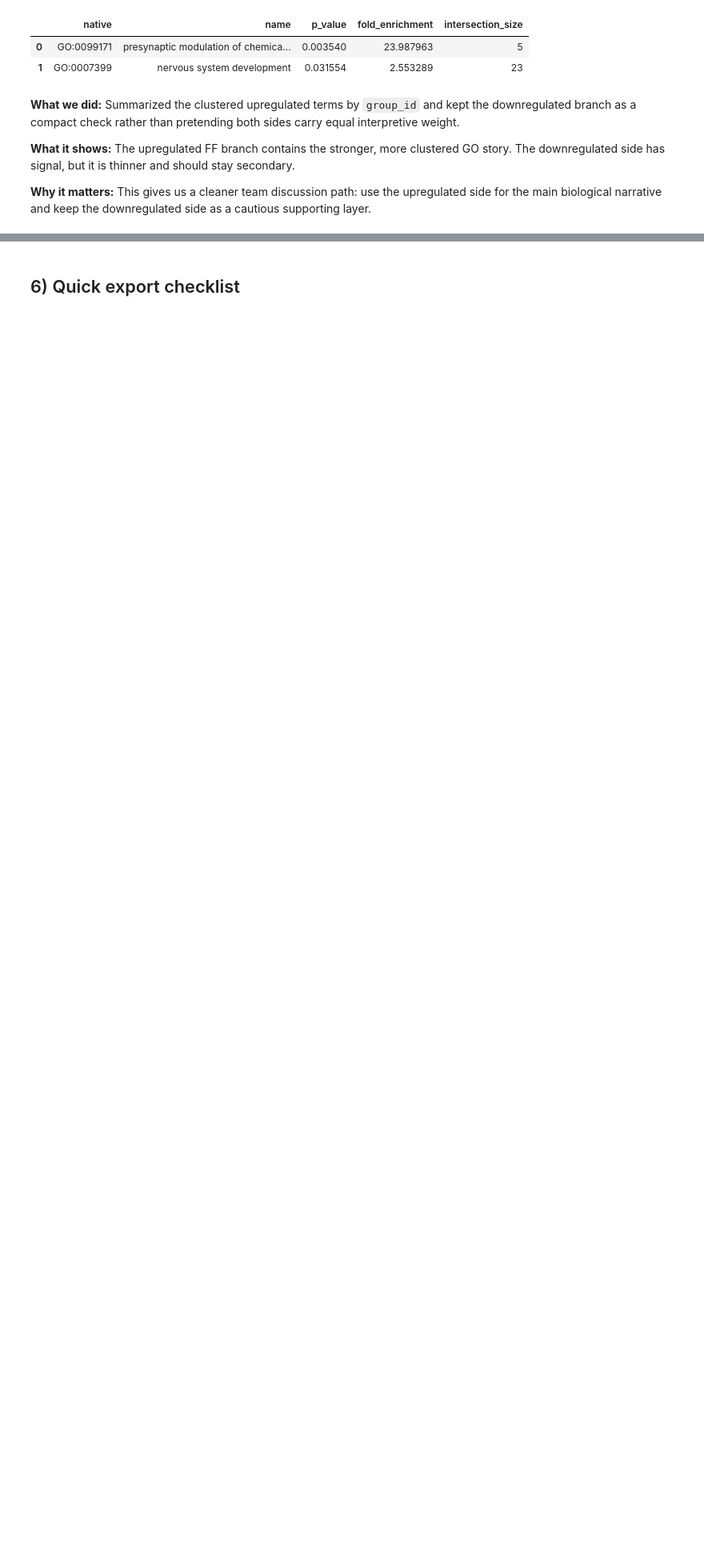
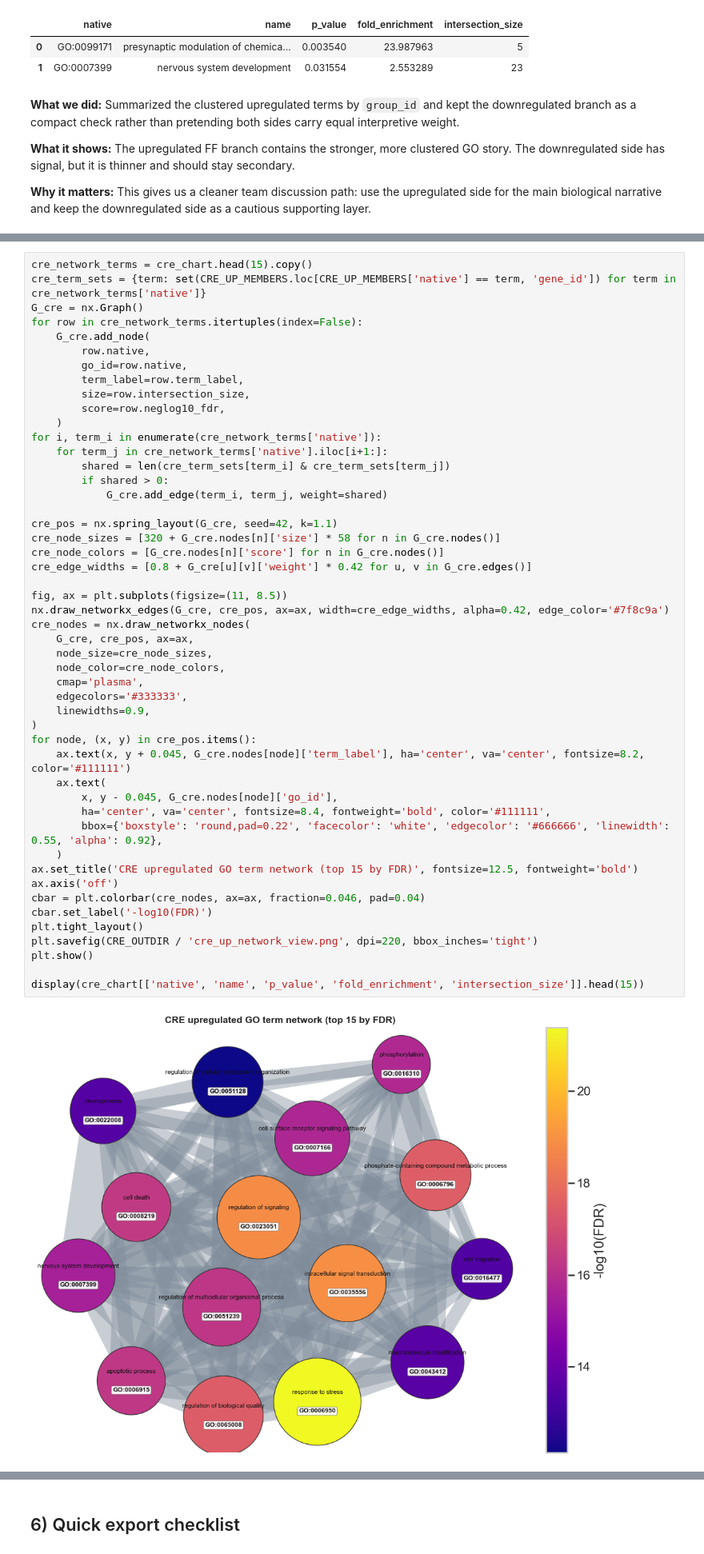
Before and after one commit to pzg8794/mouse_group_project_work, a Jupyter notebook: notebooks/mouse_differential_expression_ff_shinygo_style.ipynb, the cells around one changed output, grey strips where cells are left out. Shown at 80% size. Drawn from its saved outputs; the diff is of its cells as text; blank space fills up the shorter version.

```diff
--- a/notebooks/mouse_differential_expression_ff_shinygo_style.ipynb
+++ b/notebooks/mouse_differential_expression_ff_shinygo_style.ipynb
@@ -415,0 +466,51 @@ display(down_summary)
+# %%
+cre_network_terms = cre_chart.head(15).copy()
+cre_term_sets = {term: set(CRE_UP_MEMBERS.loc[CRE_UP_MEMBERS['native'] == term, 'gene_id']) for term in cre_network_terms['native']}
+G_cre = nx.Graph()
+for row in cre_network_terms.itertuples(index=False):
+    G_cre.add_node(
+        row.native,
+        go_id=row.native,
+        term_label=row.term_label,
+        size=row.intersection_size,
+        score=row.neglog10_fdr,
+    )
+for i, term_i in enumerate(cre_network_terms['native']):
+    for term_j in cre_network_terms['native'].iloc[i+1:]:
+        shared = len(cre_term_sets[term_i] & cre_term_sets[term_j])
+        if shared > 0:
+            G_cre.add_edge(term_i, term_j, weight=shared)
+
+cre_pos = nx.spring_layout(G_cre, seed=42, k=1.1)
+cre_node_sizes = [320 + G_cre.nodes[n]['size'] * 58 for n in G_cre.nodes()]
+cre_node_colors = [G_cre.nodes[n]['score'] for n in G_cre.nodes()]
+cre_edge_widths = [0.8 + G_cre[u][v]['weight'] * 0.42 for u, v in G_cre.edges()]
+
+fig, ax = plt.subplots(figsize=(11, 8.5))
+nx.draw_networkx_edges(G_cre, cre_pos, ax=ax, width=cre_edge_widths, alpha=0.42, edge_color='#7f8c9a')
+cre_nodes = nx.draw_networkx_nodes(
+    G_cre, cre_pos, ax=ax,
+    node_size=cre_node_sizes,
+    node_color=cre_node_colors,
+    cmap='plasma',
+    edgecolors='#333333',
+    linewidths=0.9,
+)
+for node, (x, y) in cre_pos.items():
+    ax.text(x, y + 0.045, G_cre.nodes[node]['term_label'], ha='center', va='center', fontsize=8.2, color='#111111')
+    ax.text(
+        x, y - 0.045, G_cre.nodes[node]['go_id'],
+        ha='center', va='center', fontsize=8.4, fontweight='bold', color='#111111',
+        bbox={'boxstyle': 'round,pad=0.22', 'facecolor': 'white', 'edgecolor': '#666666', 'linewidth': 0.55, 'alpha': 0.92},
+    )
+ax.set_title('CRE upregulated GO term network (top 15 by FDR)', fontsize=12.5, fontweight='bold')
+ax.axis('off')
+cbar = plt.colorbar(cre_nodes, ax=ax, fraction=0.046, pad=0.04)
+cbar.set_label('-log10(FDR)')
+plt.tight_layout()
+plt.savefig(CRE_OUTDIR / 'cre_up_network_view.png', dpi=220, bbox_inches='tight')
+plt.show()
+
+display(cre_chart[['native', 'name', 'p_value', 'fold_enrichment', 'intersection_size']].head(15))
+# %% [output]
+[figure, added]
```
Also changed, not shown: parts of 8 cells of this notebook.
